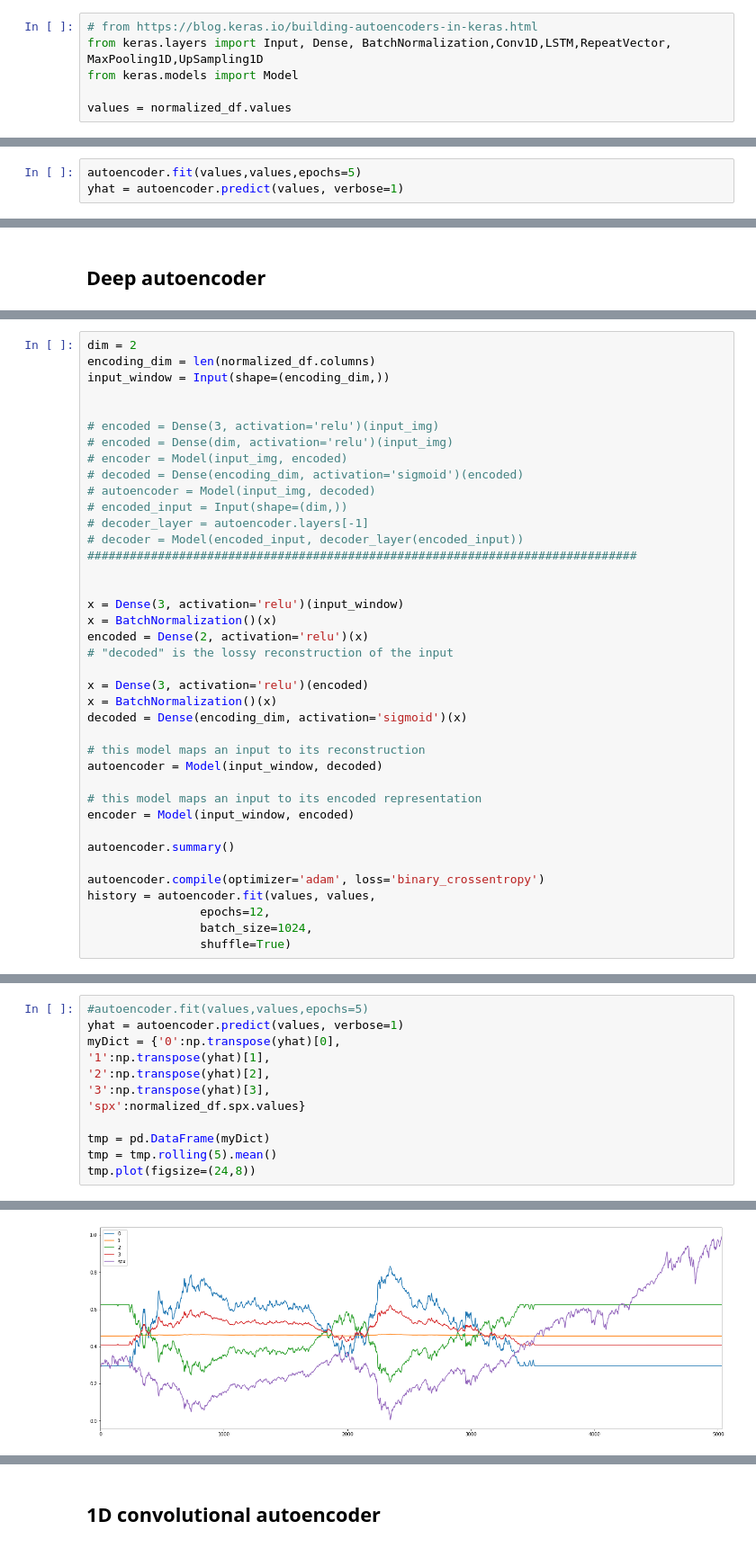
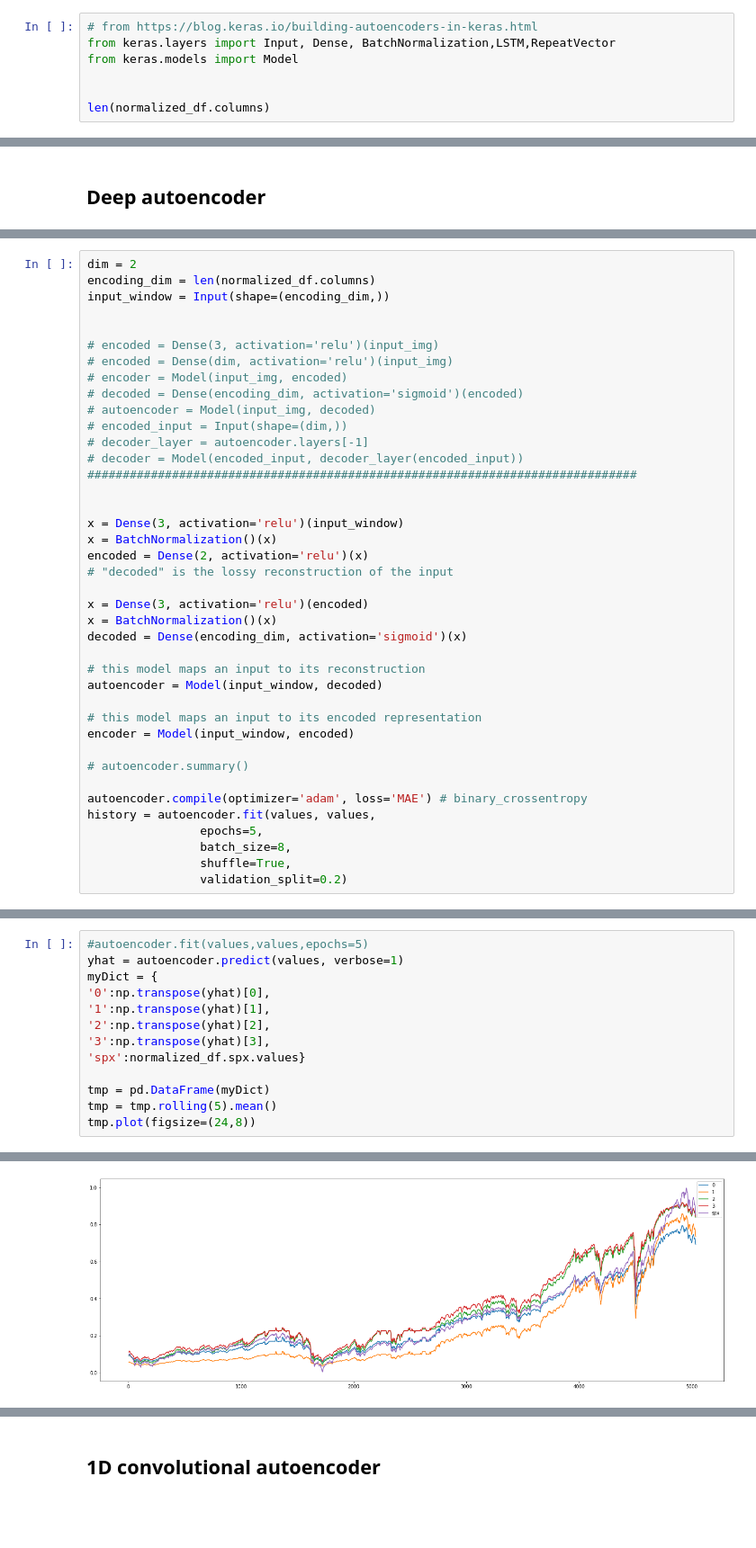
Before and after one commit to alik604/cyber-security, a Jupyter notebook: Anomaly-Detection/S&P_500_Anomaly_Detection_multivariate.ipynb, the cells around one changed output, grey strips where cells are left out. Shown at 90% size. Saved outputs shown, nothing was run; the diff lists cells and outputs as text; blank space fills up the shorter version.

```diff
--- a/Anomaly-Detection/S&P_500_Anomaly_Detection_multivariate.ipynb
+++ b/Anomaly-Detection/S&P_500_Anomaly_Detection_multivariate.ipynb
@@ -146,7 +130,8 @@ plt.axis('equal');
 # let's try reducing Dimentionality with a *Autoencoder*
 # %%
 # from https://blog.keras.io/building-autoencoders-in-keras.html
-from keras.layers import Input, Dense, BatchNormalization,Conv1D,LSTM,RepeatVector, MaxPooling1D,UpSampling1D
+from keras.layers import Input, Dense, BatchNormalization,LSTM,RepeatVector
 from keras.models import Model
 
-values = normalized_df.values
+
+len(normalized_df.columns)
@@ -182,3 +139,0 @@ autoencoder.summary()
-# %%
-autoencoder.fit(values,values,epochs=5)
-yhat = autoencoder.predict(values, verbose=1)
@@ -260,11 +176,12 @@ autoencoder = Model(input_window, decoded)
 # this model maps an input to its encoded representation
 encoder = Model(input_window, encoded)
 
-autoencoder.summary()
+# autoencoder.summary()
 
-autoencoder.compile(optimizer='adam', loss='binary_crossentropy')
+autoencoder.compile(optimizer='adam', loss='MAE') # binary_crossentropy
 history = autoencoder.fit(values, values,
-                epochs=12,
-                batch_size=1024,
-                shuffle=True)
+                epochs=5,
+                batch_size=8,
+                shuffle=True,
+                validation_split=0.2)
 # %% [output]
@@ -288,7 +198,8 @@ Epoch 12/12
 # %%
 #autoencoder.fit(values,values,epochs=5)
 yhat = autoencoder.predict(values, verbose=1)
-myDict = {'0':np.transpose(yhat)[0],
+myDict = {
+'0':np.transpose(yhat)[0],
 '1':np.transpose(yhat)[1],
 '2':np.transpose(yhat)[2],
 '3':np.transpose(yhat)[3],
@@ -303 +214 @@ tmp.plot(figsize=(24,8))
-[figure, old version]
+[figure, new version]
```
Also changed, not shown: parts of 27 cells of this notebook, 2 other files.
